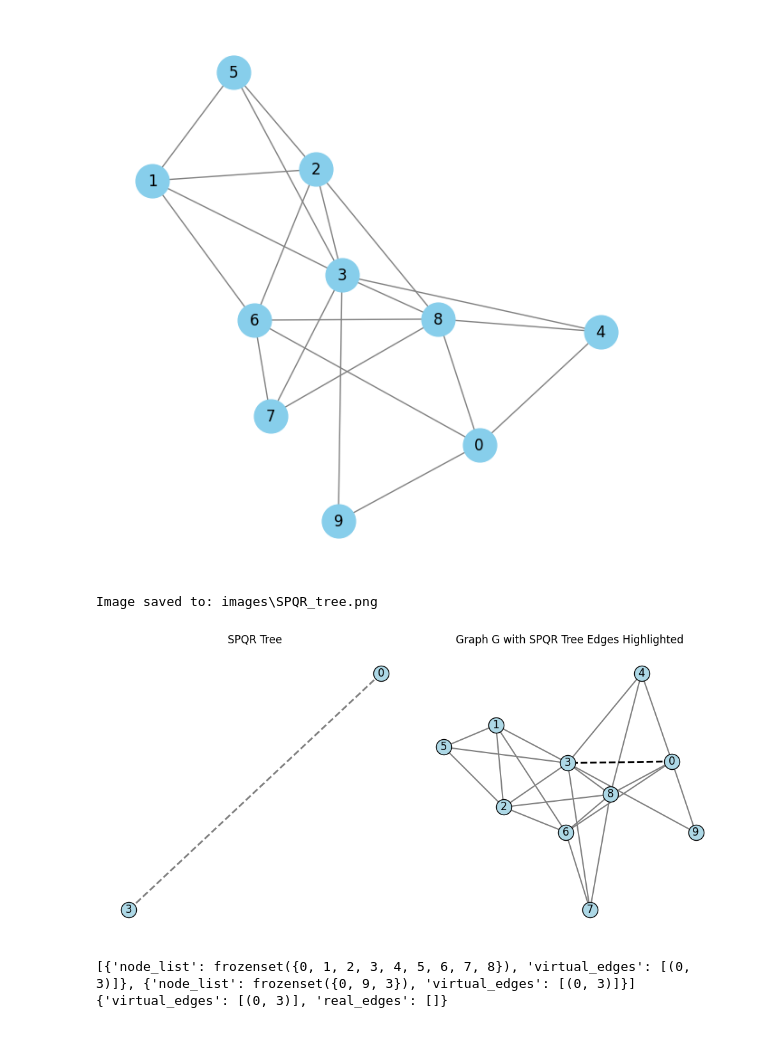
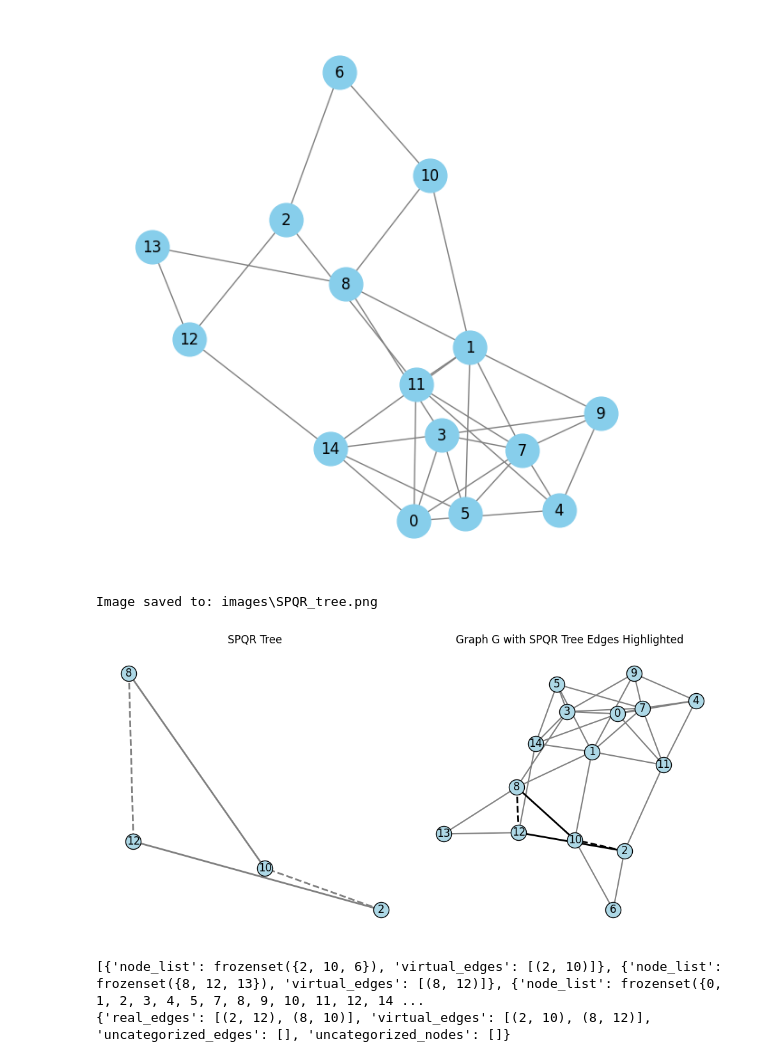
Before and after one commit to carraso7/TFG_code, a Jupyter notebook: sequential_implementation/SPQR_example_1.ipynb, the cells around one changed output. Drawn from its saved outputs; the diff is of its cells as text; code cells hidden in the pictures.

```diff
--- a/sequential_implementation/SPQR_example_1.ipynb
+++ b/sequential_implementation/SPQR_example_1.ipynb
@@ -20,36 +20,36 @@ Using seed: 752414304
 # %%
 ### CREATE A RANDOM GRAPH G ###
 
 import networkx as nx
 import matplotlib.pyplot as plt
 
 # Parameters
-n = 10 # Number of nodes
-p = 0.35 # Probability of edge creation
+n = 15 # Number of nodes
+p = 0.3 # Probability of edge creation
 
 G = nx.erdos_renyi_graph(n, p)
 while not nx.is_connected(G):
     G = nx.erdos_renyi_graph(n, p)
 
 # Draw the graph
 plt.figure(figsize=(6, 6))
 nx.draw(G, with_labels=True, node_color='skyblue', node_size=700, edge_color='gray')
 plt.show()
 # %% [output]
-[figure, old version]
+[figure, new version]
 # %%
 TCCs, info = finder.triconnected_comps(G)
 edges_dict, SPQR_tree = SPQR.get_SPQR_tree(G, TCCs)
 printers.SPQR_drawer.plot_SPQR_visuals(G, edges_dict, SPQR_tree, save=True)
 # %% [output]
 Image saved to: images\SPQR_tree.png
-[figure, old version]
+[figure, new version]
 # %%
 print(TCCs)
 print(edges_dict)
 # %% [output]
-[{'node_list': frozenset({0, 1, 2, 3, 4, 5, 6, 7, 8}), 'virtual_edges': [(0, 3)]}, {'node_list': frozenset({0, 9, 3}), 'virtual_edges': [(0, 3)]}]
-{'virtual_edges': [(0, 3)], 'real_edges': []}
+[{'node_list': frozenset({2, 10, 6}), 'virtual_edges': [(2, 10)]}, {'node_list': frozenset({8, 12, 13}), 'virtual_edges': [(8, 12)]}, {'node_list': frozenset({0, 1, 2, 3, 4, 5, 7, 8, 9, 10, 11, 12, 14 ...
+{'real_edges': [(2, 12), (8, 10)], 'virtual_edges': [(2, 10), (8, 12)], 'uncategorized_edges': [], 'uncategorized_nodes': []}
 # %%
 # TODO PENSAR COMO TRATAR LOS TCCs DE TRES NODOS, QUE SON REALMENTE GRAFOS CADENA.
 printers.SPQR_drawer.plot_SPQR_and_TCC(G, TCCs, edges_dict, SPQR_tree, save=True) ### TODO CHECKEAR A VECES QUE NO SALEN TODOS LOS VIRTUAL EN EL SPQR TREE CREO QUE ES PORQUE SOLO SE TIENE EN CUENTA LA PRIMERA COMPONENTE TRICONECTADA
```
Also changed, not shown: parts of 2 cells of this notebook, 12 other files.
